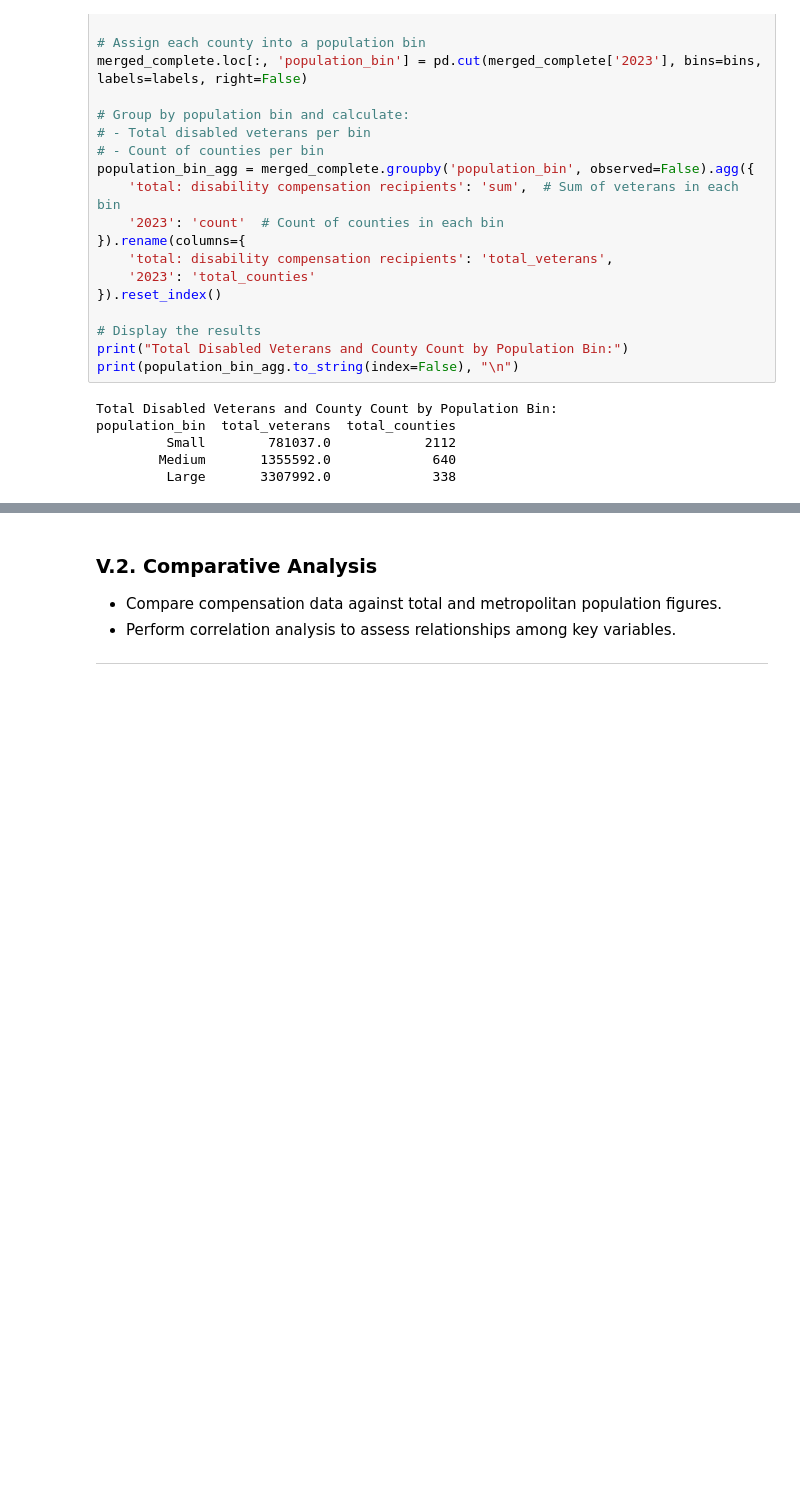
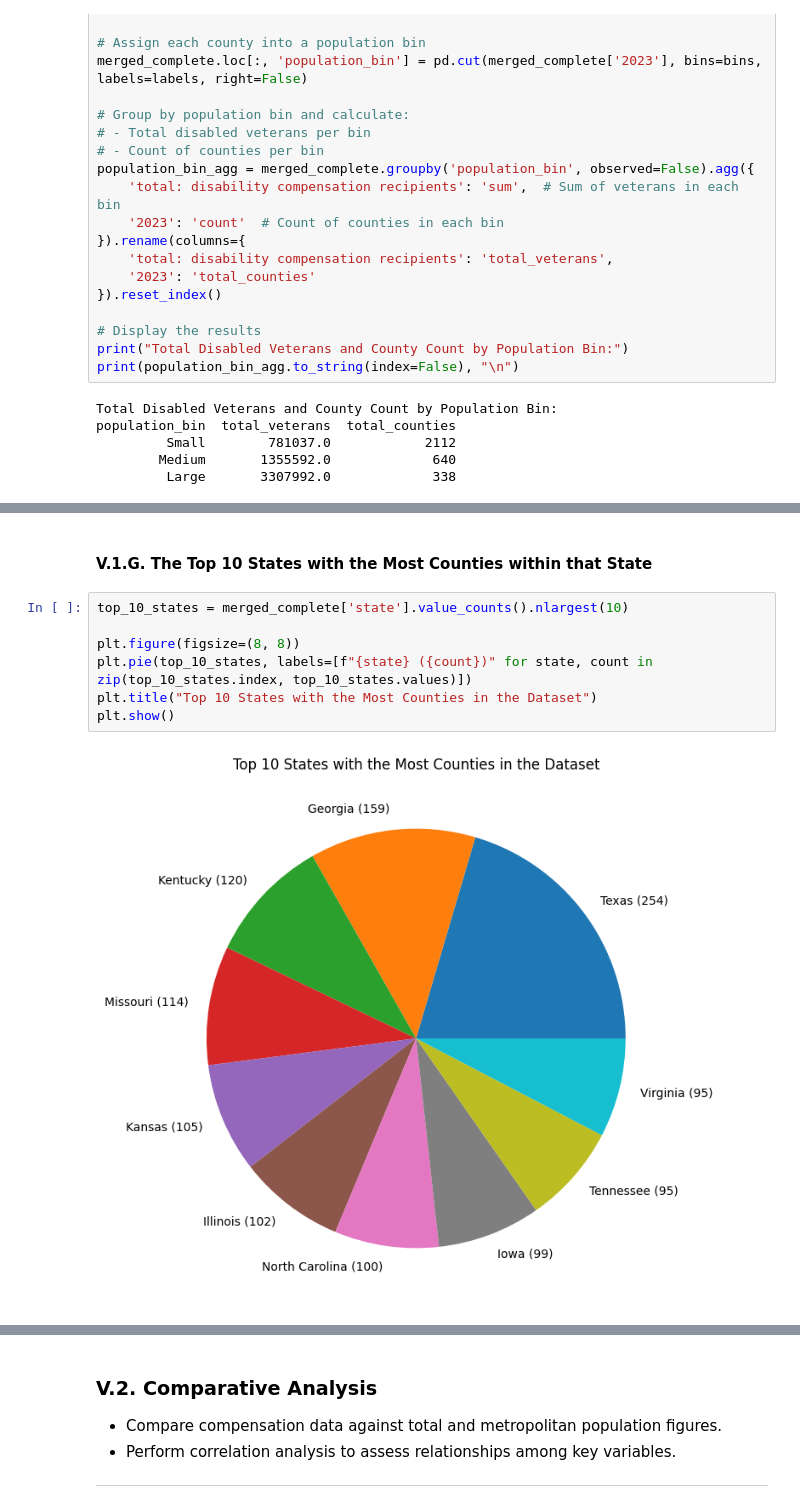
Before and after one commit to Data-Git-Hub/datafun-06-eda, a Jupyter notebook: Data-Git-Hub_eda.ipynb, the cells around one changed output, grey strips where cells are left out. Saved outputs shown, nothing was run; the diff lists cells and outputs as text; blank space fills up the shorter version.

```diff
--- a/Data-Git-Hub_eda.ipynb
+++ b/Data-Git-Hub_eda.ipynb
@@ -613,0 +654,11 @@ population_bin  total_veterans  total_counties
+# %% [markdown]
+#### V.1.G. The Top 10 States with the Most Counties within that State
+# %%
+top_10_states = merged_complete['state'].value_counts().nlargest(10)
+
+plt.figure(figsize=(8, 8))
+plt.pie(top_10_states, labels=[f"{state} ({count})" for state, count in zip(top_10_states.index, top_10_states.values)])
+plt.title("Top 10 States with the Most Counties in the Dataset")
+plt.show()
+# %% [output]
+[figure, added]
```
Also changed, not shown: parts of 22 cells of this notebook.
